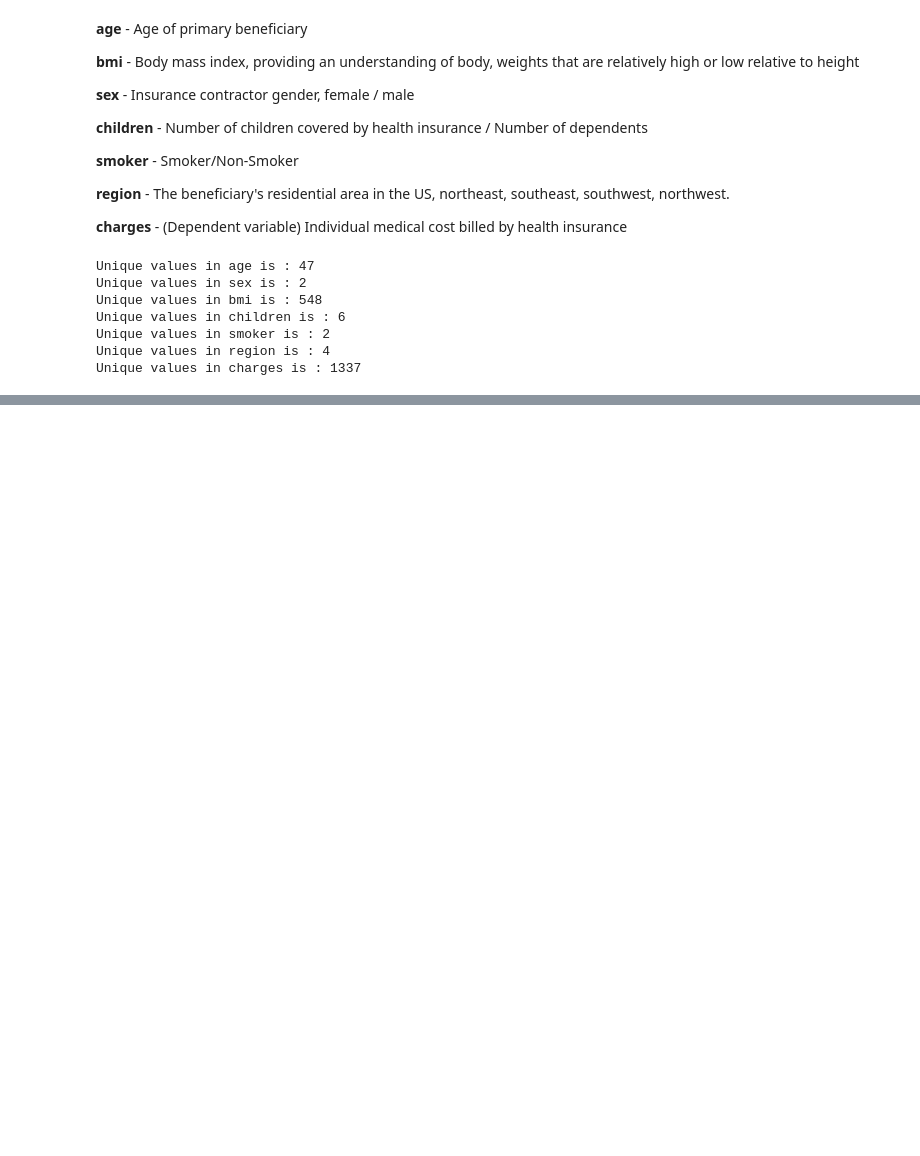
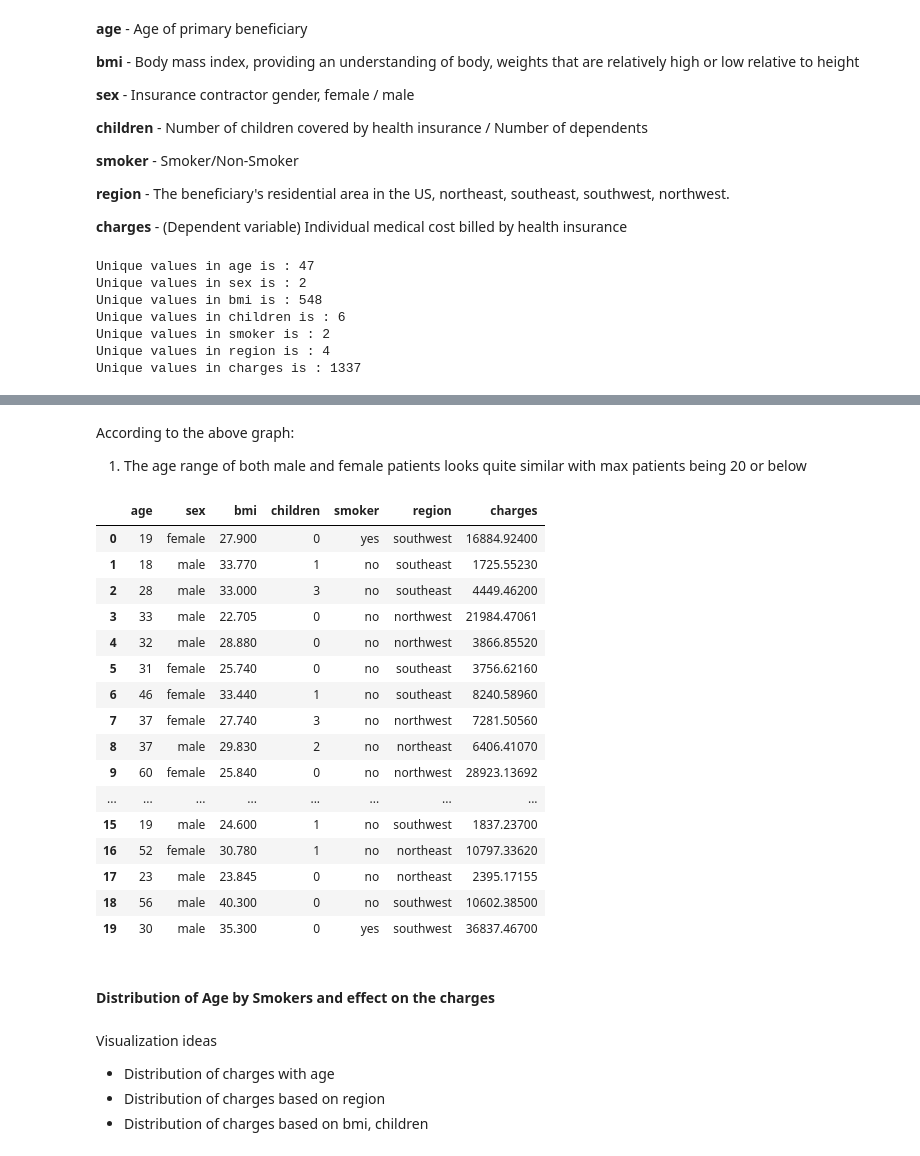
Before and after one commit to sidpatondikar/STAT-Project, a Jupyter notebook: Health_Insurance_Prediction.ipynb, the cells around one changed output, grey strips where cells are left out. Saved outputs shown, nothing was run; the diff lists cells and outputs as text; code cells hidden in the pictures; blank space fills up the shorter version.

```diff
--- a/Health_Insurance_Prediction.ipynb
+++ b/Health_Insurance_Prediction.ipynb
@@ -127,0 +153,30 @@ Unique values in charges is : 1337
+# %% [markdown]
+According to the above graph:
+1. The age range of both male and female patients looks quite similar with max patients being 20 or below
+# %%
+df.head(20)
+# %% [output]
+|  | age | sex | bmi | children | smoker | region | charges |
+| 0 | 19 | female | 27.900 | 0 | yes | southwest | 16884.92400 |
+| 1 | 18 | male | 33.770 | 1 | no | southeast | 1725.55230 |
+| 2 | 28 | male | 33.000 | 3 | no | southeast | 4449.46200 |
+| 3 | 33 | male | 22.705 | 0 | no | northwest | 21984.47061 |
+| 4 | 32 | male | 28.880 | 0 | no | northwest | 3866.85520 |
+| 5 | 31 | female | 25.740 | 0 | no | southeast | 3756.62160 |
+| 6 | 46 | female | 33.440 | 1 | no | southeast | 8240.58960 |
+| 7 | 37 | female | 27.740 | 3 | no | northwest | 7281.50560 |
+| 8 | 37 | male | 29.830 | 2 | no | northeast | 6406.41070 |
+| 9 | 60 | female | 25.840 | 0 | no | northwest | 28923.13692 |
+| ... | ... | ... | ... | ... | ... | ... | ... |
+| 15 | 19 | male | 24.600 | 1 | no | southwest | 1837.23700 |
+| 16 | 52 | female | 30.780 | 1 | no | northeast | 10797.33620 |
+| 17 | 23 | male | 23.845 | 0 | no | northeast | 2395.17155 |
+| 18 | 56 | male | 40.300 | 0 | no | southwest | 10602.38500 |
+| 19 | 30 | male | 35.300 | 0 | yes | southwest | 36837.46700 |
+# %% [markdown]
+#### Distribution of Age by Smokers and effect on the charges
+# %% [markdown]
+Visualization ideas
+- Distribution of charges with age
+- Distribution of charges based on region
+- Distribution of charges based on bmi, children
```
Also changed, not shown: parts of 4 cells of this notebook.
